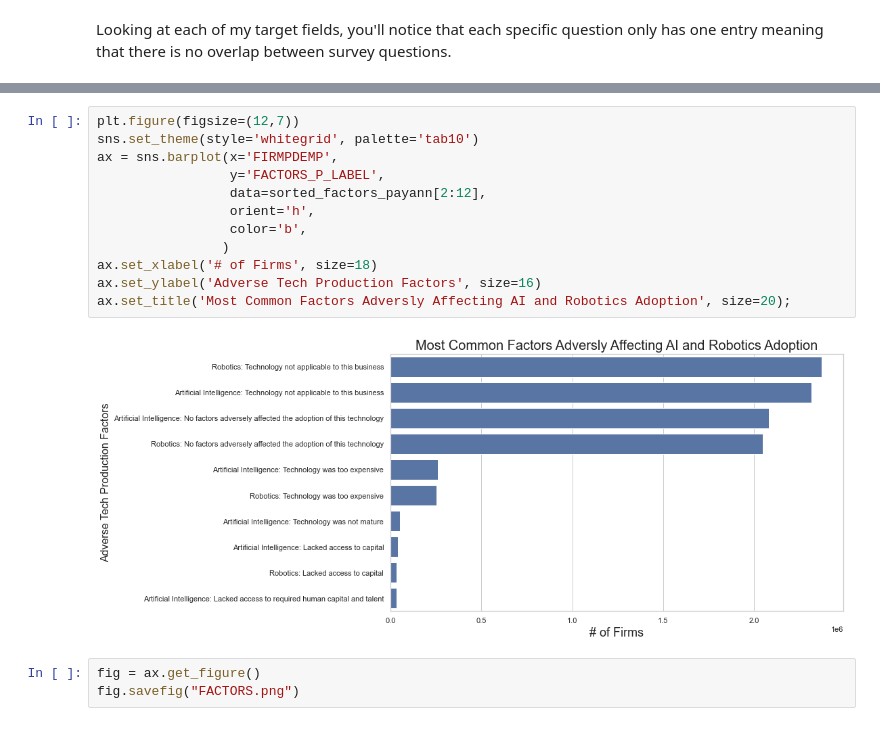
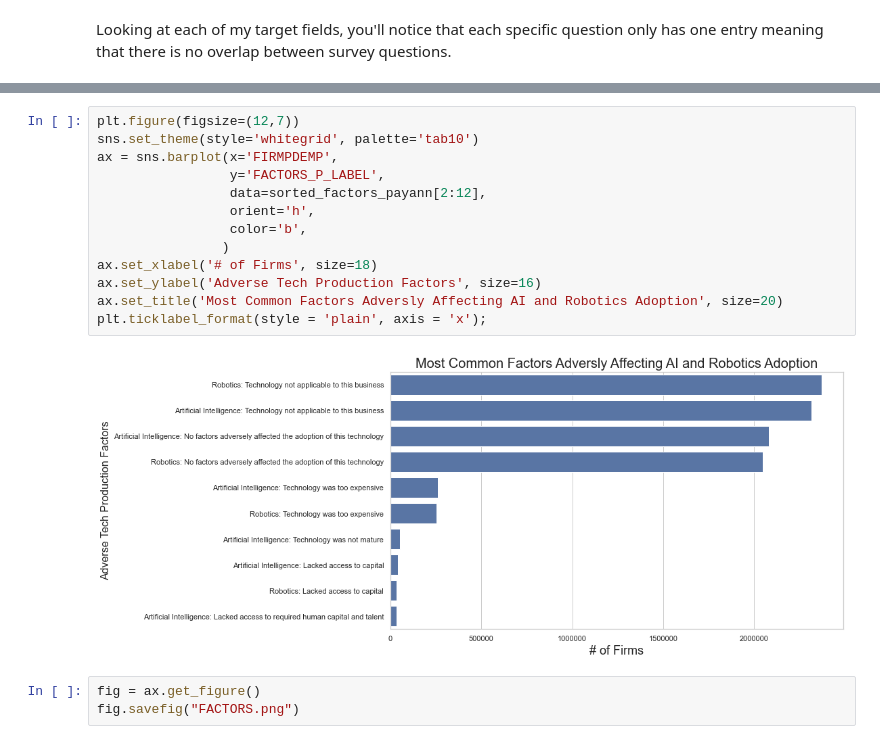
Before and after one commit to OnionYams/M8-Assess, a Jupyter notebook: Census Data Analysis.ipynb, the cells around one changed output, grey strips where cells are left out. Cells and saved outputs as stored; diff of their text form.

```diff
--- a/Census Data Analysis.ipynb
+++ b/Census Data Analysis.ipynb
@@ -816,17 +816,18 @@ sorted_factors_payann.head()
 # %%
 plt.figure(figsize=(12,7))
 sns.set_theme(style='whitegrid', palette='tab10')
 ax = sns.barplot(x='FIRMPDEMP',
                  y='FACTORS_P_LABEL',
                  data=sorted_factors_payann[2:12],
                  orient='h',
                  color='b',
                 )
 ax.set_xlabel('# of Firms', size=18)
 ax.set_ylabel('Adverse Tech Production Factors', size=16)
-ax.set_title('Most Common Factors Adversly Affecting AI and Robotics Adoption', size=20);
+ax.set_title('Most Common Factors Adversly Affecting AI and Robotics Adoption', size=20)
+plt.ticklabel_format(style = 'plain', axis = 'x');
 # %% [output]
-[figure, old version]
+[figure, new version]
 # %%
 fig = ax.get_figure()
 fig.savefig("FACTORS.png")
```
Also changed, not shown: parts of 1 cell of this notebook.
